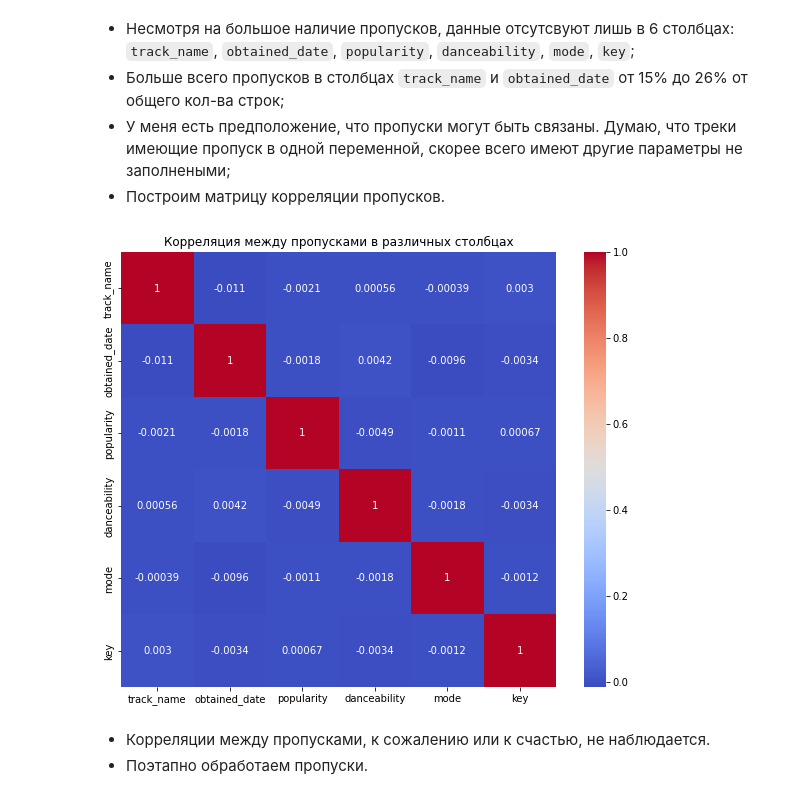
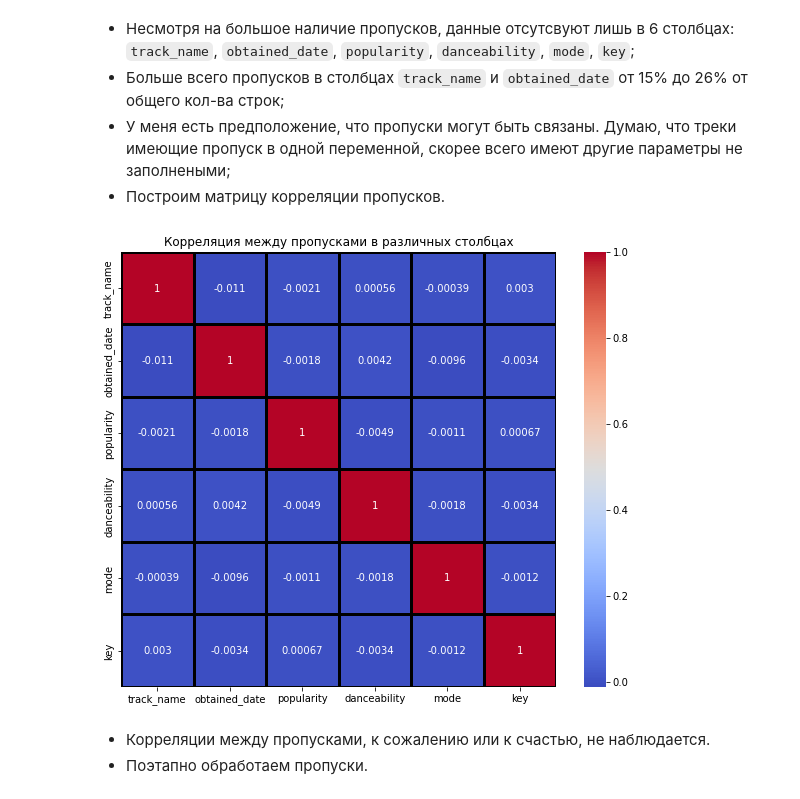
Before and after one commit to EPrutskoy/Kaggle_music_genre_prediction, a Jupyter notebook: music_model_notebook.ipynb, the cells around one changed output. Saved outputs shown, nothing was run; the diff lists cells and outputs as text; code cells hidden in the pictures.

```diff
--- a/music_model_notebook.ipynb
+++ b/music_model_notebook.ipynb
@@ -296,15 +296,19 @@ key              327     3.27
 * У меня есть предположение, что пропуски могут быть связаны. Думаю, что треки имеющие пропуск в одной переменной, скорее всего имеют другие параметры не заполнеными;
 * Построим матрицу корреляции пропусков.
 # %%
-# Создание матрицы пропусков
+# Создание булевой матрицы пропусков
 missing_bool = train[['track_name', 'obtained_date', 'popularity', 'danceability', 'mode', 'key']].isnull()
-corr = missing_bool.corr(method='pearson')
+
+# Вычисление корреляции между столбцами булевой матрицы
+corr = missing_bool.corr(method='pearson')  # Или использовать другой метод корреляции
+
+# Визуализация матрицы корреляций
 plt.figure(figsize=(10, 8))
-sns.heatmap(corr, annot=True, cmap='coolwarm', square=True)
+sns.heatmap(corr, annot = True, cmap= 'coolwarm', linewidths=3, linecolor='black', square=True)
 plt.title('Корреляция между пропусками в различных столбцах')
 plt.show()
 # %% [output]
-[figure, old version]
+[figure, new version]
 # %% [markdown]
 * Корреляции между пропусками, к сожалению или к счастью, не наблюдается.
 * Поэтапно обработаем пропуски.
```
Also changed, not shown: parts of 30 cells of this notebook.
